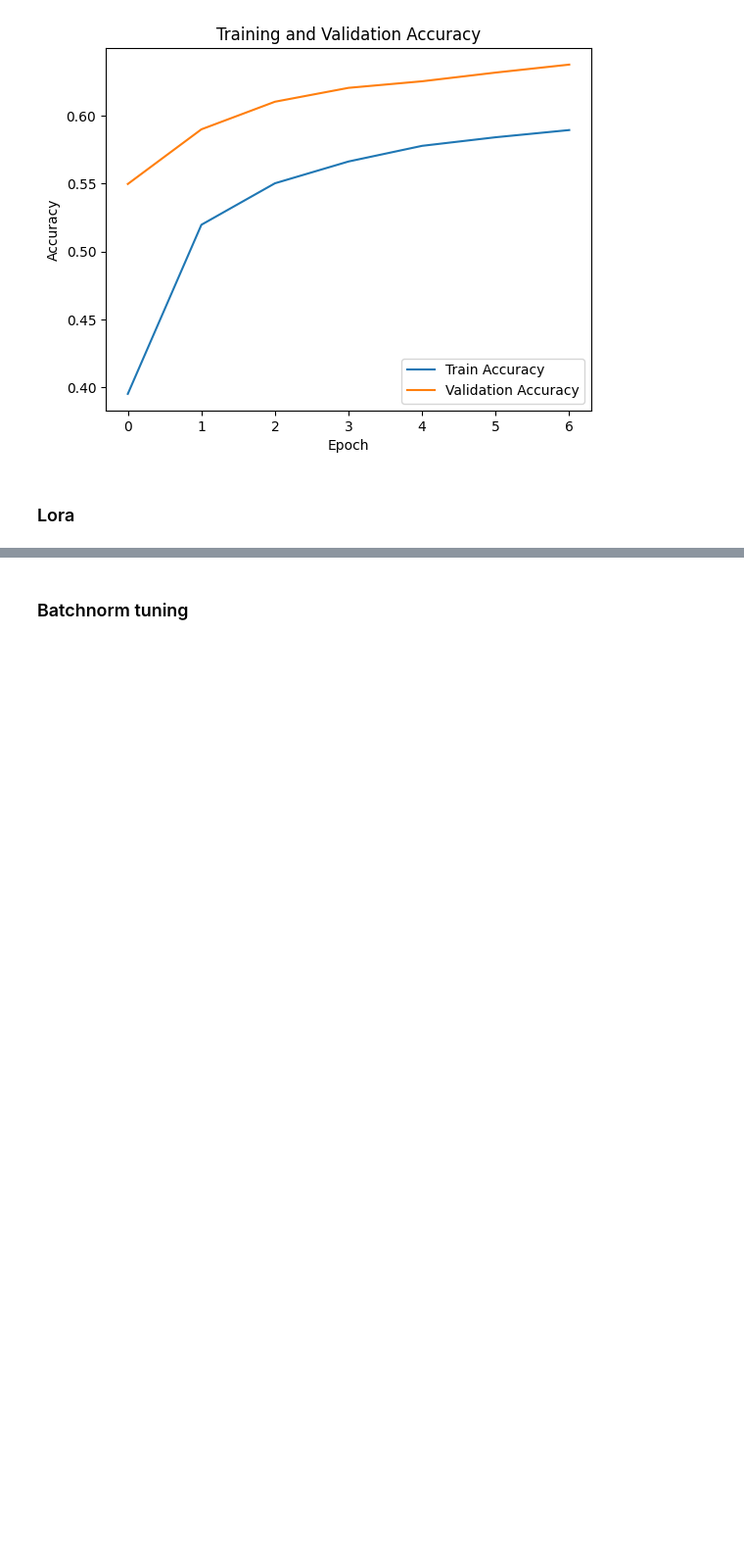
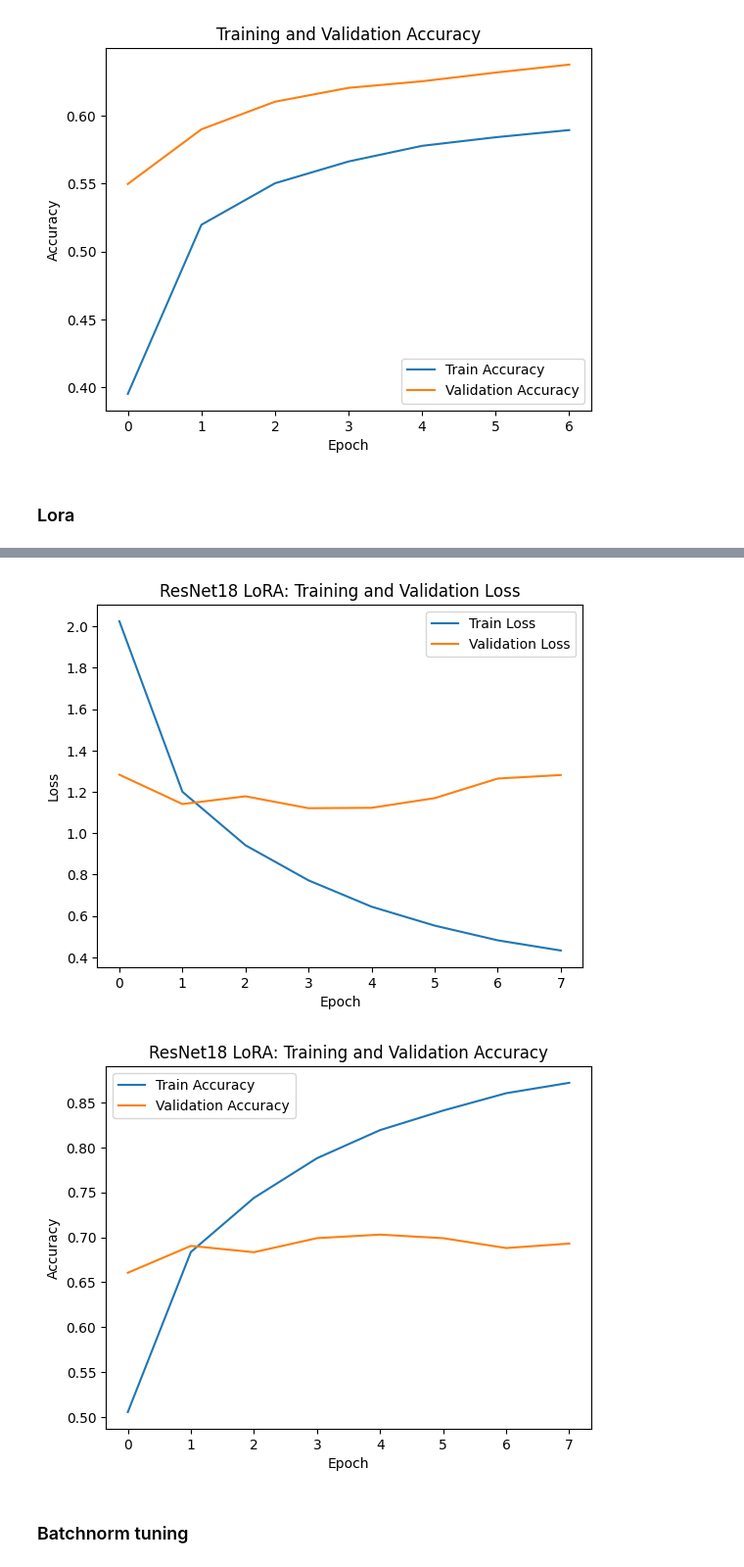
Before and after one commit to phanguy30/food_classification, a Jupyter notebook: training_script.ipynb, the cells around one changed output, grey strips where cells are left out. Shown at 98% size. Drawn from its saved outputs; the diff is of its cells as text; code cells hidden in the pictures; blank space fills up the shorter version.

Commit message:
finsh lora resnet

```diff
--- a/training_script.ipynb
+++ b/training_script.ipynb
@@ -288,14 +288,22 @@ def get_food101_loaders(transform, batch_size=256, num_workers=2):
     return train_dataloader, val_dataloader
 
 # %%
+import torch
+import torch.nn as nn
+import torchvision.models as models
+import loralib as lora
+
+
+
+
 def build_resnet18_lora(num_classes=101, r=8, alpha=16):
     model = models.resnet18(weights=models.ResNet18_Weights.DEFAULT)
 
-    # Replace final classifier with a NORMAL trainable head
+    # ---- Replace classifier ----
     in_features = model.fc.in_features
     model.fc = nn.Linear(in_features, num_classes)
 
-    # Apply LoRA to selected conv layers in the backbone
+    # ---- Target conv layers ----
     target_layers = [
         "layer1.0.conv1", "layer1.0.conv2",
         "layer1.1.conv1", "layer1.1.conv2",
@@ -307,12 +315,14 @@ def build_resnet18_lora(num_classes=101, r=8, alpha=16):
         "layer4.1.conv1", "layer4.1.conv2",
     ]
 
+    # ---- Replace convs with LoRA convs ----
     for name, module in list(model.named_modules()):
         if name in target_layers and isinstance(module, nn.Conv2d):
+
             new_layer = lora.Conv2d(
                 in_channels=module.in_channels,
                 out_channels=module.out_channels,
-                kernel_size=module.kernel_size,
+                kernel_size=module.kernel_size[0],  # IMPORTANT
                 stride=module.stride,
                 padding=module.padding,
                 dilation=module.dilation,
@@ -321,22 +331,24 @@ def build_resnet18_lora(num_classes=101, r=8, alpha=16):
                 r=r,
                 lora_alpha=alpha
             )
-            new_layer.weight.data.copy_(module.weight.data)
+
+            # ---- Copy pretrained weights ----
+            new_layer.conv.weight.data.copy_(module.weight.data)
             if module.bias is not None:
-                new_layer.bias.data.copy_(module.bias.data)
+                new_layer.conv.bias.data.copy_(module.bias.data)
 
             replace_module_by_name(model, name, new_layer)
 
-    # Official Microsoft step: freeze everything except LoRA params
+    # ---- Freeze everything except LoRA ----
     lora.mark_only_lora_as_trainable(model)
 
-    # IMPORTANT FIX:
-    # keep classifier trainable for Food101
+    # ---- Unfreeze classifier ----
     for p in model.fc.parameters():
         p.requires_grad = True
 
+
+
     return model
-
 # %%
 weights = ResNet18_Weights.DEFAULT
 transform = weights.transforms()
@@ -451,3 +474,5 @@ AssertionError:
+[figure, added]
+[figure, added]
 # %% [markdown]
 ### Batchnorm tuning
 # %%
```
Also changed, not shown: parts of 2 cells of this notebook, 1 other file.
